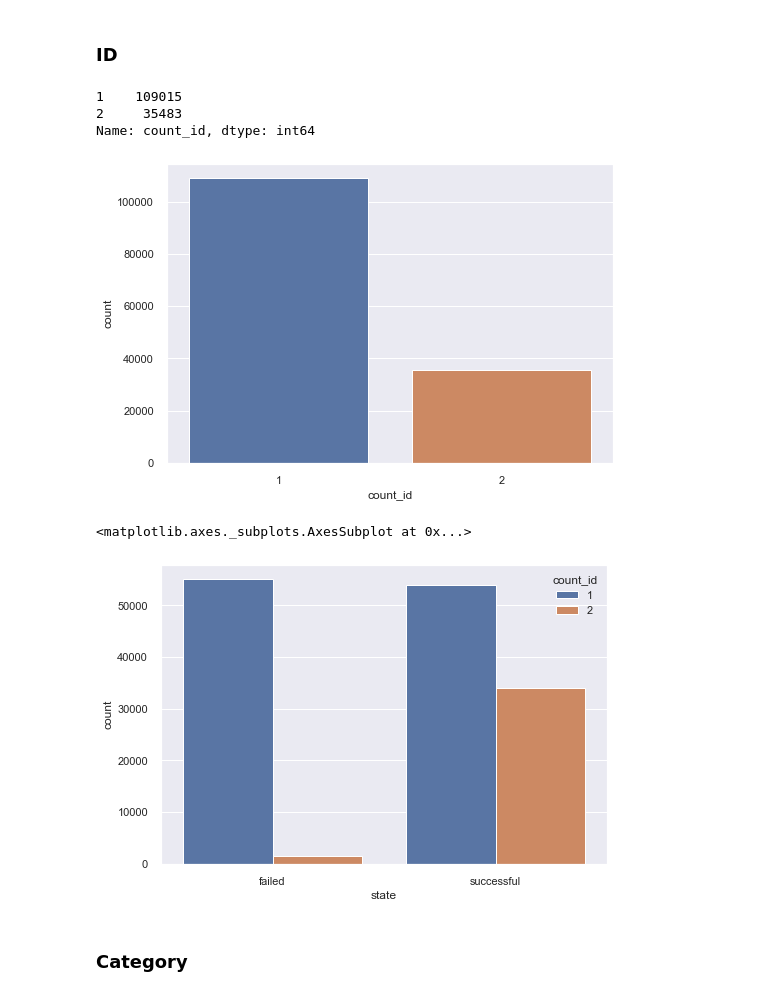
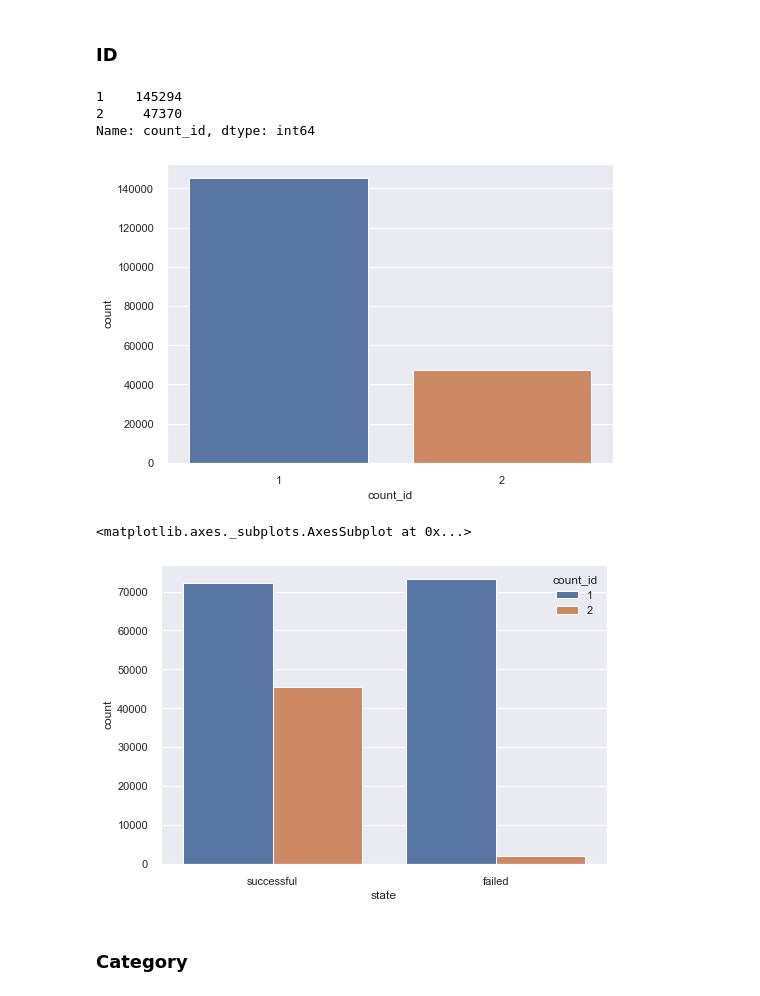
Before and after one commit to skrutzky/Project-2_Kickstarter, a Jupyter notebook: DS-Project-2_Kickstarter.ipynb, the cells around one changed output. Saved outputs shown, nothing was run; the diff lists cells and outputs as text; code cells hidden in the pictures.

```diff
--- a/DS-Project-2_Kickstarter.ipynb
+++ b/DS-Project-2_Kickstarter.ipynb
@@ -522,3 +531,6 @@ df2["count_id"].value_counts()
 1    145294
 2     47370
 Name: count_id, dtype: int64
+# %%
+df["count_id"] = df.groupby("id")["id"].transform('count')
+df["count_id"].value_counts()
@@ -793,20 +841,20 @@ sns.catplot(x="state", y="USD_goal",
 # %% [markdown]
 ### ID
 # %%
-train_data["count_id"].value_counts()
+df["count_id"].value_counts()
 # %% [output]
-1    109015
-2     35483
+1    145294
+2     47370
 Name: count_id, dtype: int64
 # %%
-ax = sns.countplot(x="count_id", data=train_data)
+ax = sns.countplot(x="count_id", data=df)
 # %% [output]
-[figure, old version]
+[figure, new version]
 # %%
-sns.countplot(x="state", data=train_data, hue="count_id")
+sns.countplot(x="state", data=df, hue="count_id")
 # %% [output]
 <matplotlib.axes._subplots.AxesSubplot at 0x...>
-[figure, old version]
+[figure, new version]
 # %% [markdown]
 ### Category
 # %%
```
Also changed, not shown: parts of 75 cells of this notebook.
